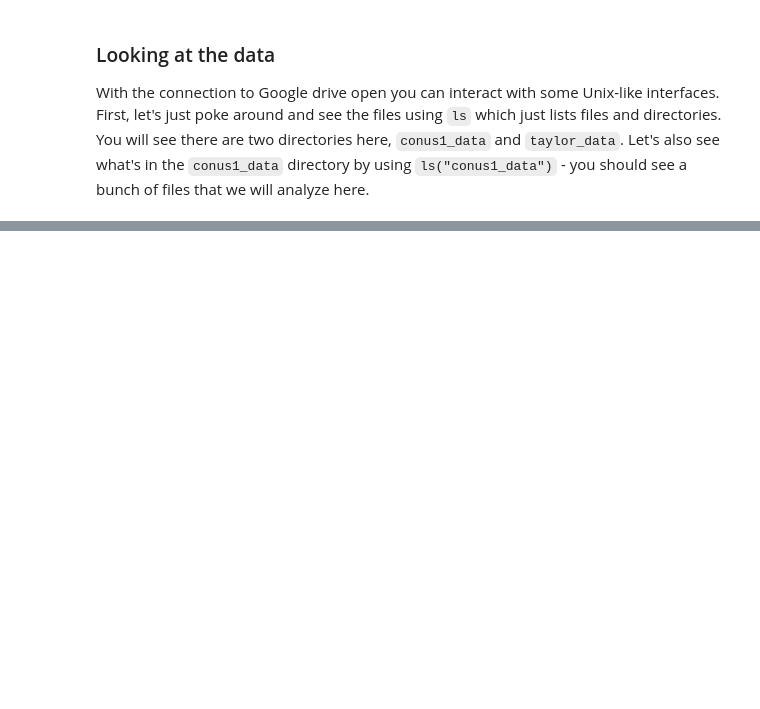
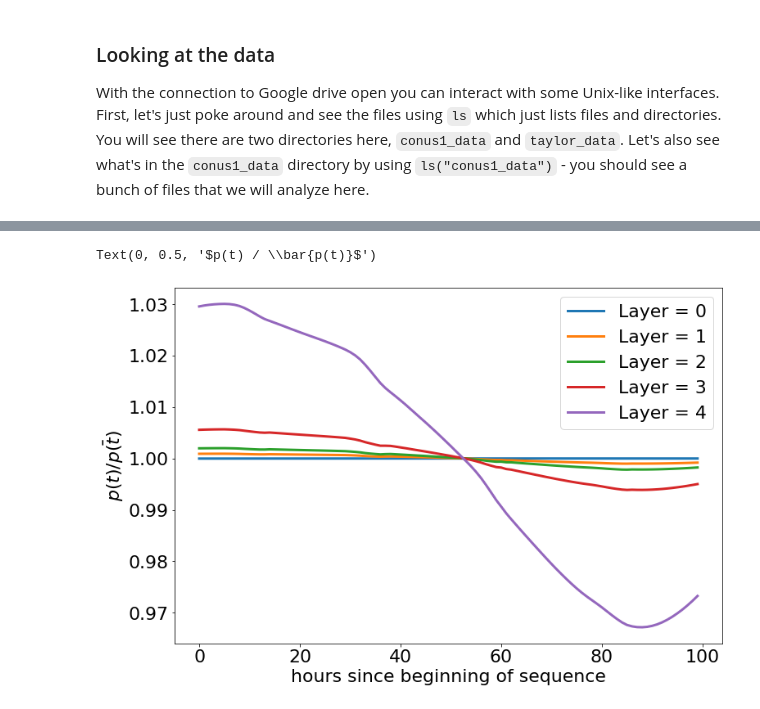
Before and after one commit to arbennett/group_meeting_feb1, a Jupyter notebook: presentation.ipynb, the cells around one changed output, grey strips where cells are left out. Cells and saved outputs as stored; diff of their text form; code cells hidden in the pictures; blank space fills up the shorter version.

```diff
--- a/presentation.ipynb
+++ b/presentation.ipynb
@@ -59,0 +133,11 @@ plt.colorbar(shrink=0.7)
+# %%
+if not os.path.exists('./taylor_pressure/'):
+    os.mkdir('./taylor_pressure')
+taylor_files = gdfs.ls("taylor_data/press")
+for i, f in enumerate(taylor_files):
+    out_file = f'./taylor_pressure/{f.split("/")[-1]}'
+    if not os.path.exists(out_file):
+        gdfs.download(f, out_file)
+    print(f'{np.around(100 * (i / len(taylor_files)), 1)}% done downloading...', end='\r')
+
+taylor_files = glob('./taylor_pressure/*.pfb')
@@ -59,0 +159,12 @@ plt.colorbar(shrink=0.7)
+# %%
+x_idx, y_idx = 20, 21
+for z_idx in np.arange(5):
+    p = taylor_pressure_1[:, z_idx, y_idx, x_idx]
+    plt.plot(p / np.mean(p), label=f'Layer = {z_idx}', linewidth=3)
+
+plt.legend()
+plt.xlabel('hours since beginning of sequence')
+plt.ylabel(r'$p(t) / \bar{p(t)}$')
+# %% [output]
+Text(0, 0.5, '$p(t) / \\bar{p(t)}$')
+[figure, added]
```
Also changed, not shown: parts of 21 cells of this notebook.
